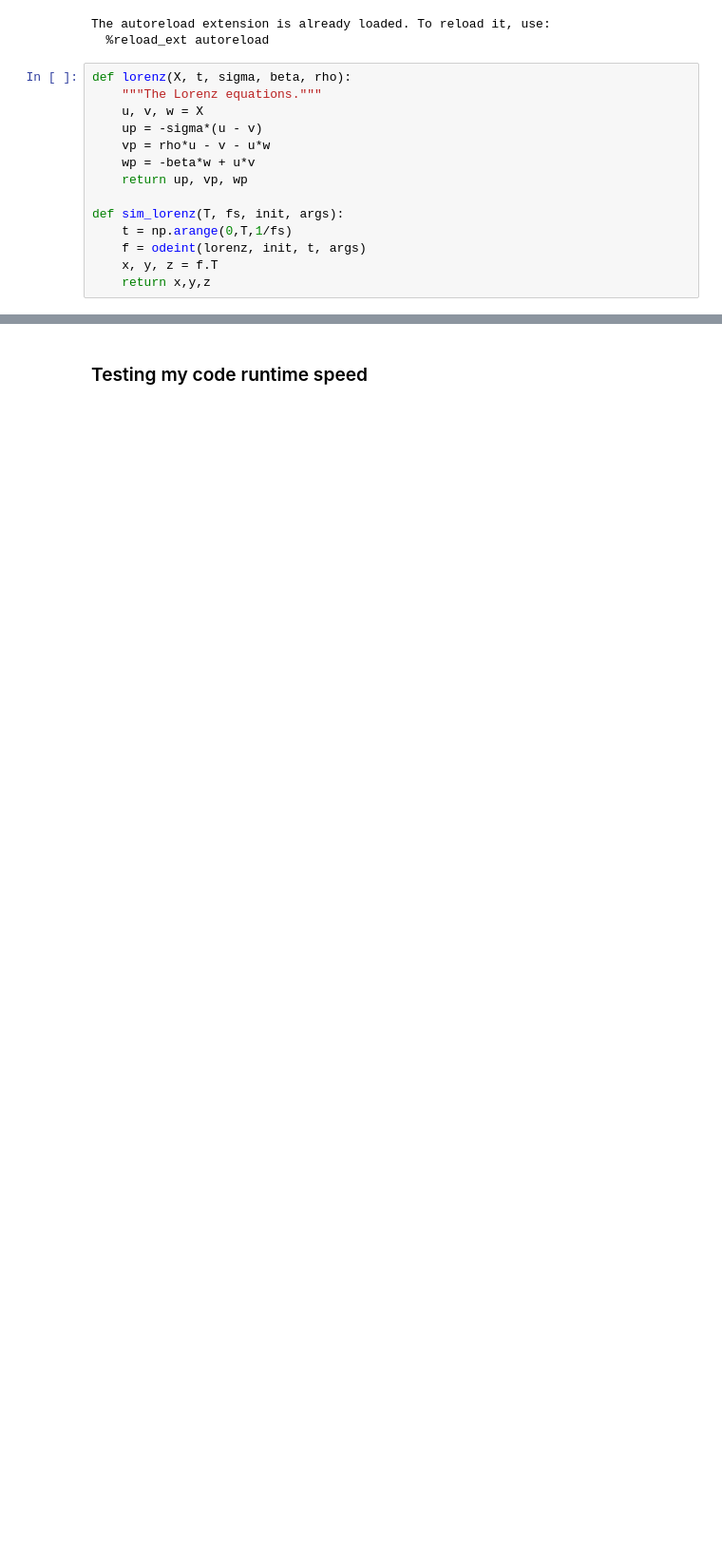
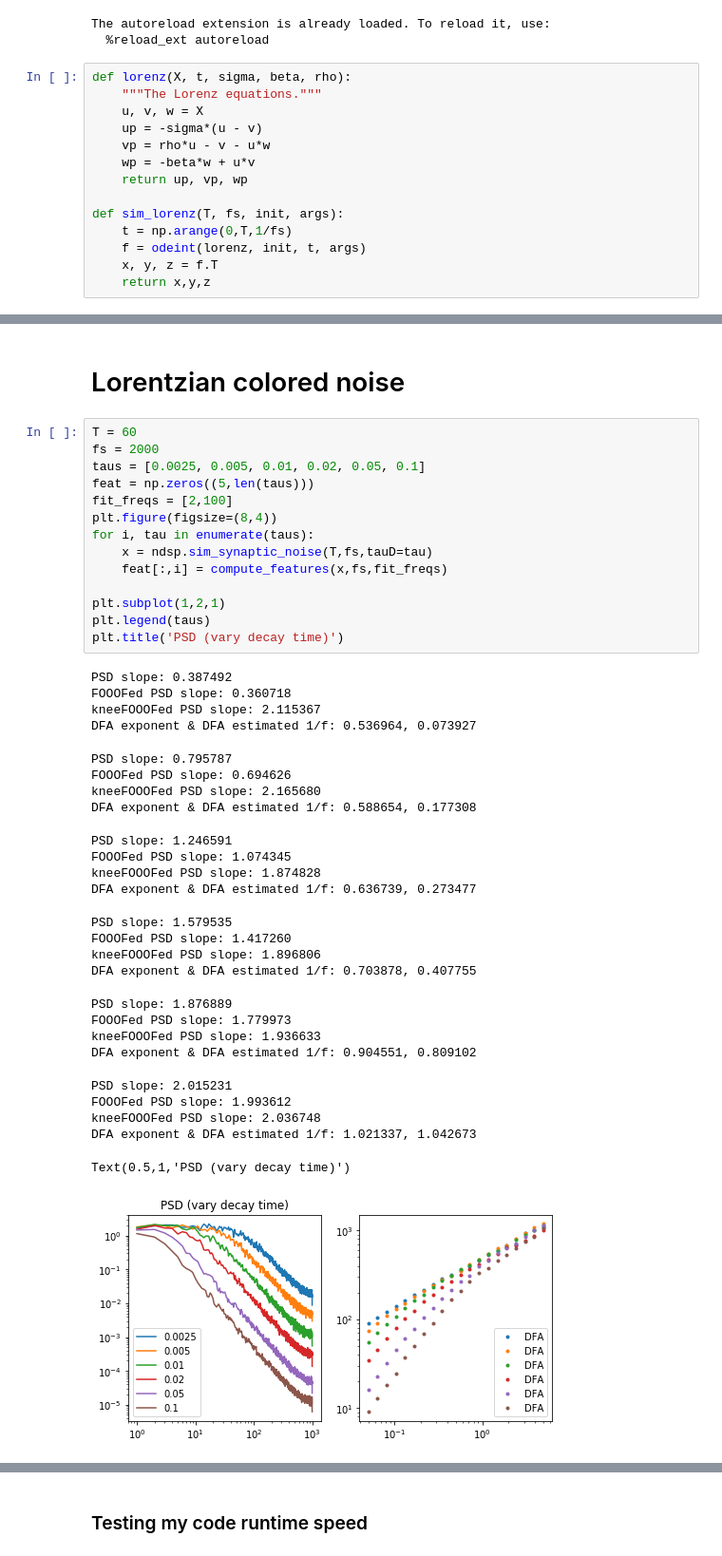
Before and after one commit to rdgao/SpaceRecon, a Jupyter notebook: notebooks/simulation_test.ipynb, the cells around one changed output, grey strips where cells are left out. Shown at 95% size. Drawn from its saved outputs; the diff is of its cells as text; blank space fills up the shorter version.

```diff
--- a/notebooks/simulation_test.ipynb
+++ b/notebooks/simulation_test.ipynb
@@ -49,0 +120,43 @@ plt.plot(x)
+# %% [markdown]
+# Lorentzian colored noise
+# %%
+T = 60
+fs = 2000
+taus = [0.0025, 0.005, 0.01, 0.02, 0.05, 0.1]
+feat = np.zeros((5,len(taus)))
+fit_freqs = [2,100]
+plt.figure(figsize=(8,4))
+for i, tau in enumerate(taus):
+    x = ndsp.sim_synaptic_noise(T,fs,tauD=tau)
+    feat[:,i] = compute_features(x,fs,fit_freqs)
+
+plt.subplot(1,2,1)
+plt.legend(taus)
+plt.title('PSD (vary decay time)')
+# %% [output]
+PSD slope: 0.387492
+FOOOFed PSD slope: 0.360718
+kneeFOOOFed PSD slope: 2.115367
+DFA exponent & DFA estimated 1/f: 0.536964, 0.073927
+PSD slope: 0.795787
+FOOOFed PSD slope: 0.694626
+kneeFOOOFed PSD slope: 2.165680
+DFA exponent & DFA estimated 1/f: 0.588654, 0.177308
+PSD slope: 1.246591
+FOOOFed PSD slope: 1.074345
+kneeFOOOFed PSD slope: 1.874828
+DFA exponent & DFA estimated 1/f: 0.636739, 0.273477
+PSD slope: 1.579535
+FOOOFed PSD slope: 1.417260
+kneeFOOOFed PSD slope: 1.896806
+DFA exponent & DFA estimated 1/f: 0.703878, 0.407755
+PSD slope: 1.876889
+FOOOFed PSD slope: 1.779973
+kneeFOOOFed PSD slope: 1.936633
+DFA exponent & DFA estimated 1/f: 0.904551, 0.809102
+PSD slope: 2.015231
+FOOOFed PSD slope: 1.993612
+kneeFOOOFed PSD slope: 2.036748
+DFA exponent & DFA estimated 1/f: 1.021337, 1.042673
+Text(0.5,1,'PSD (vary decay time)')
+[figure, added]
```
Also changed, not shown: parts of 11 cells of this notebook, 3 other files.
